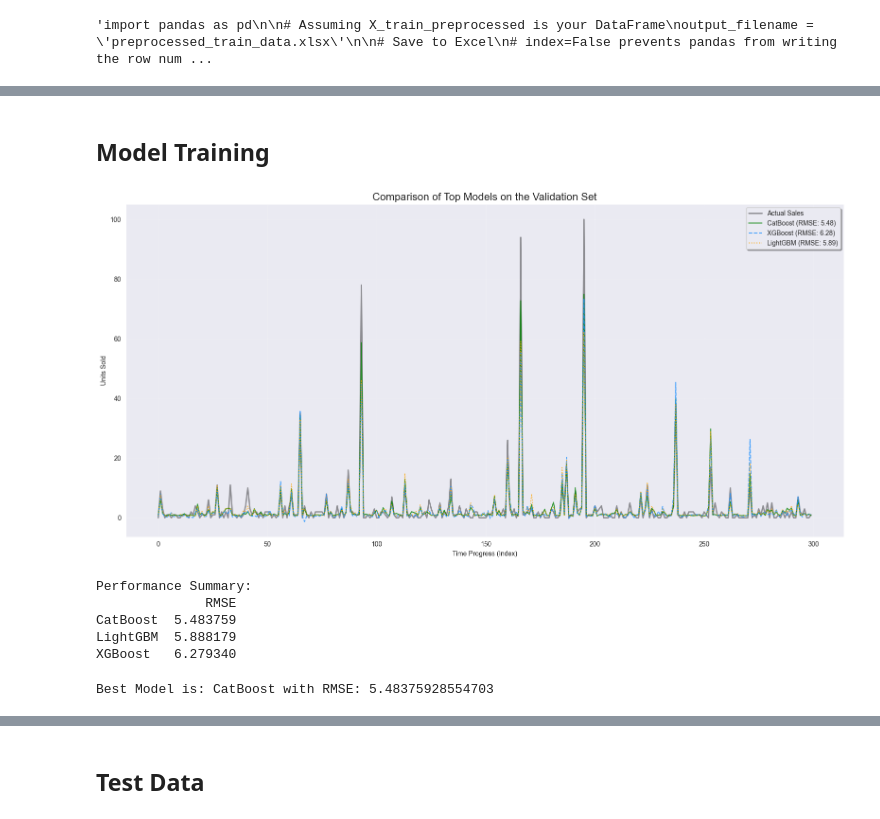
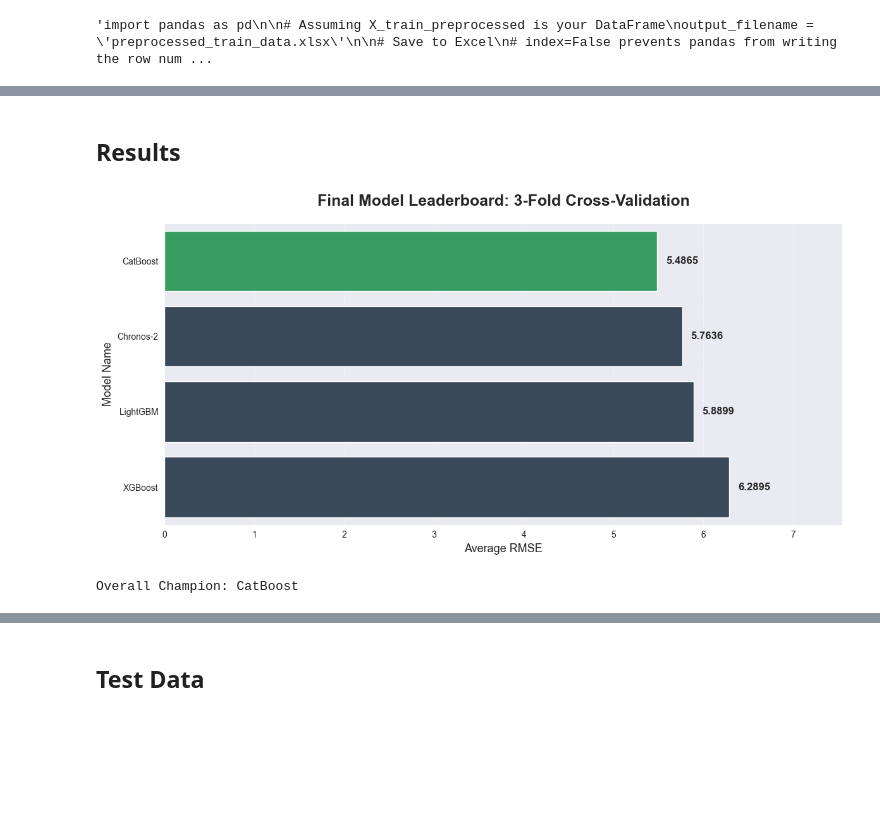
Before and after one commit to luisgrewe/StockSalesPrediction, a Jupyter notebook: salesprediction.ipynb, the cells around one changed output, grey strips where cells are left out. Drawn from its saved outputs; the diff is of its cells as text; code cells hidden in the pictures; blank space fills up the shorter version.

Commit message:
Add Chronos 2 to try different model approach

```diff
--- a/salesprediction.ipynb
+++ b/salesprediction.ipynb
@@ -497,59 +573,40 @@ The winner is: CatBoost
 # %% [markdown]
-## Model Training
+## Results
 # %%
-# Generate predictions for each model
-cat_preds = cat_model.predict(X_val)
-xgb_preds = xgb_model.predict(X_val_xgb)
-lgb_preds = lgb_model.predict(X_val_xgb)
+df_leaderboard = pd.DataFrame(list(results.items()), columns=['Model', 'RMSE'])
+df_leaderboard = df_leaderboard.sort_values(by='RMSE', ascending=True)
 
-plt.figure(figsize=(16, 8))
+plt.figure(figsize=(12, 6))
+winner_overall = df_leaderboard.iloc[0]['Model']
+colors = ['#27ae60' if model == winner_overall else '#34495e' for model in df_leaderboard['Model']]
 
-# Limit the plot to the first 300 samples for better visibility
-subset = 300
+ax = sns.barplot(
+    data=df_leaderboard,
+    x='RMSE',
+    y='Model',
+    palette=colors,
+    hue='Model',
+    legend=False
+)
 
-# Plot the Ground Truth (Actual values)
-plt.plot(y_val.values[:subset], label='Actual Sales',
-         color='black', alpha=0.4, linewidth=2)
+# Bar Labels
+for i in ax.containers:
+    ax.bar_label(i, fmt='%.4f', padding=10, fontsize=12, fontweight='bold')
 
-# Plot CatBoost Predictions
-plt.plot(cat_preds[:subset], label=f"CatBoost (RMSE: {results['CatBoost']:.2f})",
-         color='green', linestyle='-', alpha=0.8)
-
-# Plot XGBoost Predictions
-plt.plot(xgb_preds[:subset], label=f"XGBoost (RMSE: {results['XGBoost']:.2f})",
-         color='dodgerblue', linestyle='--', alpha=0.8)
-
-# Plot LightGBM Predictions
-plt.plot(lgb_preds[:subset], label=f"LightGBM (RMSE: {results['LightGBM']:.2f})",
-         color='orange', linestyle=':', alpha=0.8)
-
-# Chart Styling and Labeling
-plt.title("Comparison of Top Models on the Validation Set", fontsize=16)
-plt.xlabel("Time Progress (Index)")
-plt.ylabel("Units Sold")
-plt.legend(loc='upper right', frameon=True, shadow=True)
-plt.grid(True, alpha=0.2)
+plt.title('Final Model Leaderboard: 3-Fold Cross-Validation', fontsize=18, fontweight='bold', pad=20)
+plt.xlabel('Average RMSE', fontsize=13)
+plt.ylabel('Model Name', fontsize=13)
+plt.xlim(0, df_leaderboard['RMSE'].max() * 1.2)
+plt.grid(axis='x', linestyle='--', alpha=0.5)
 
 plt.tight_layout()
+plt.savefig('model_leaderboard.png')
 plt.show()
 
-# Display performance summary table
-print("Performance Summary:")
-df_results = pd.DataFrame.from_dict(results, orient='index', columns=['RMSE'])
-df_results = df_results.sort_values(by='RMSE')
-print(df_results)
+print(f"Overall Champion: {winner_overall}")
 # %% [output]
-[figure, old version]
+[figure, new version]
-Performance Summary:
-              RMSE
-CatBoost  5.483759
-LightGBM  5.888179
-XGBoost   6.279340
+Overall Champion: CatBoost
-# %%
-winner_name = min(results, key=results.get)
-print(f"Best Model is: {winner_name} with RMSE: {results[winner_name]}")
-# %% [output]
-Best Model is: CatBoost with RMSE: 5.48375928554703
 # %%
 def objective(trial):
     learning_rate = trial.suggest_float('learning_rate', 0.01, 0.1, log=True)
```
Also changed, not shown: parts of 20 cells of this notebook, 10 other files.
